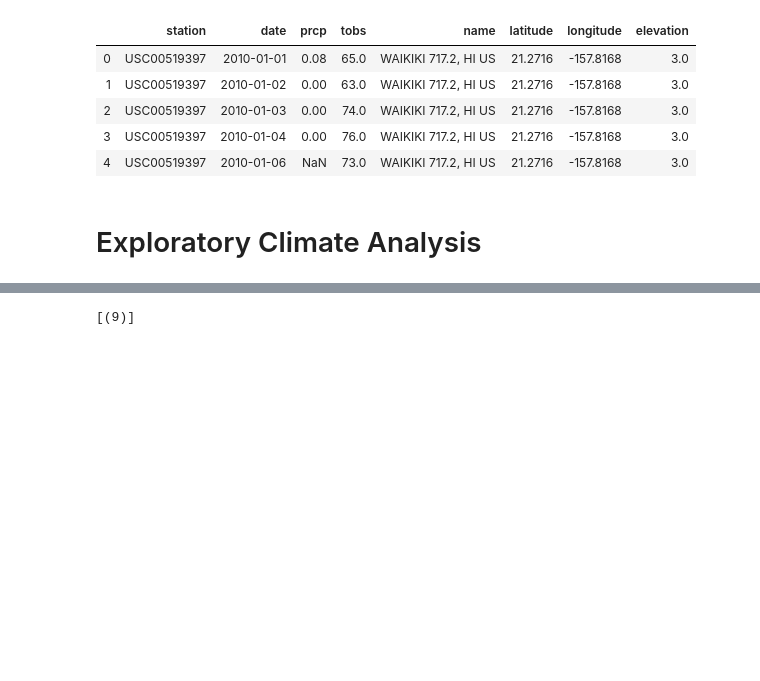
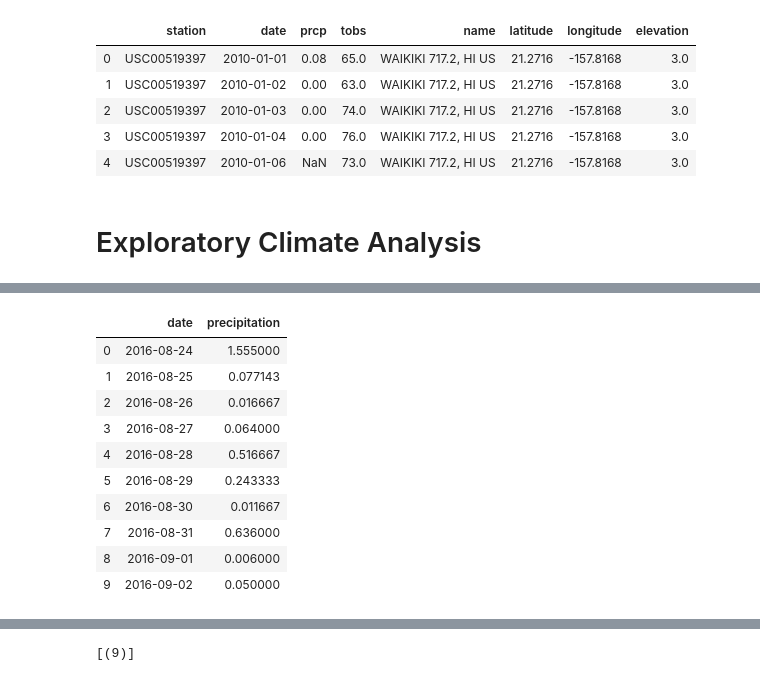
Before and after one commit to LinaSachuk/DU_HomeWork, a Jupyter notebook: sqlalchemy-challenge/climate_starter.ipynb, the cells around one changed output, grey strips where cells are left out. Drawn from its saved outputs; the diff is of its cells as text; code cells hidden in the pictures; blank space fills up the shorter version.

```diff
--- a/sqlalchemy-challenge/climate_starter.ipynb
+++ b/sqlalchemy-challenge/climate_starter.ipynb
@@ -100,0 +107,5 @@ session = Session(engine)
+# %%
+# Calculate the date 1 year ago from the last data point in the database
+last_date = session.query(Measurement.date).order_by(Measurement.date.desc()).first().date
+
+last_date
@@ -100,0 +114,7 @@ session = Session(engine)
+# %%
+from datetime import datetime, timedelta
+
+date_365_days_ago = dt.datetime.strptime(last_date, '%Y-%m-%d') - dt.timedelta(days=365)
+date_365_days_ago.date
+
+date_365_days_ago
@@ -100,0 +148,16 @@ session = Session(engine)
+# %%
+# Save the query results as a Pandas DataFrame and set the index to the date column
+df_q12 = pd.DataFrame(q12, columns=['date', 'precipitation'])
+df_q12.head(10)
+# %% [output]
+|  | date | precipitation |
+| 0 | 2016-08-24 | 1.555000 |
+| 1 | 2016-08-25 | 0.077143 |
+| 2 | 2016-08-26 | 0.016667 |
+| 3 | 2016-08-27 | 0.064000 |
+| 4 | 2016-08-28 | 0.516667 |
+| 5 | 2016-08-29 | 0.243333 |
+| 6 | 2016-08-30 | 0.011667 |
+| 7 | 2016-08-31 | 0.636000 |
+| 8 | 2016-09-01 | 0.006000 |
+| 9 | 2016-09-02 | 0.050000 |
```
Also changed, not shown: parts of 9 cells of this notebook, 1 other file.
